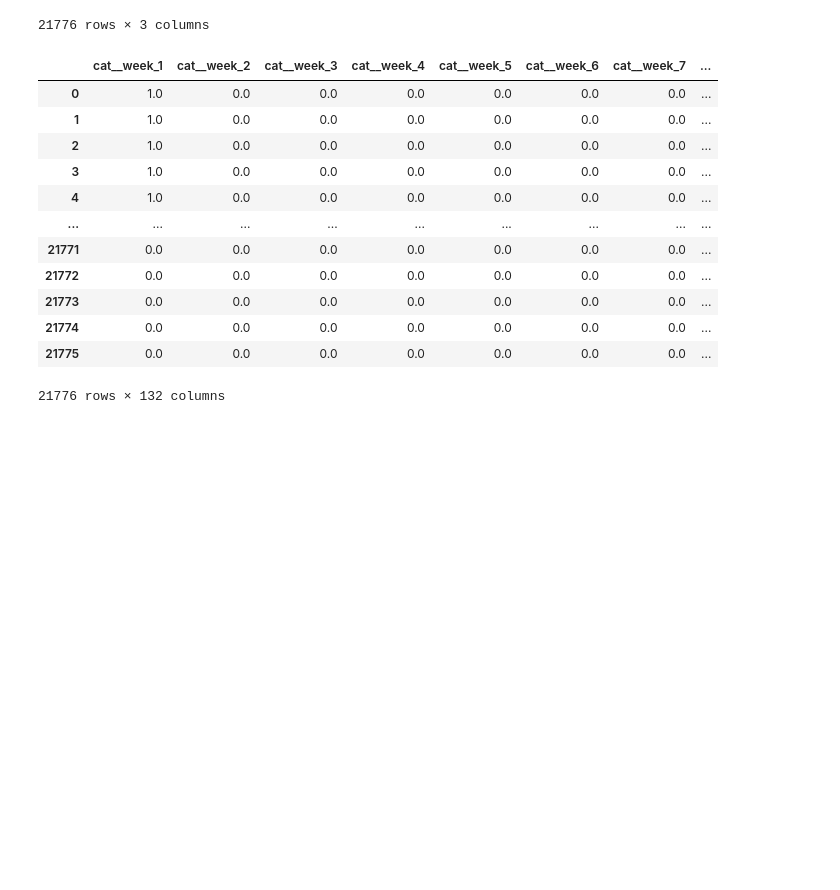
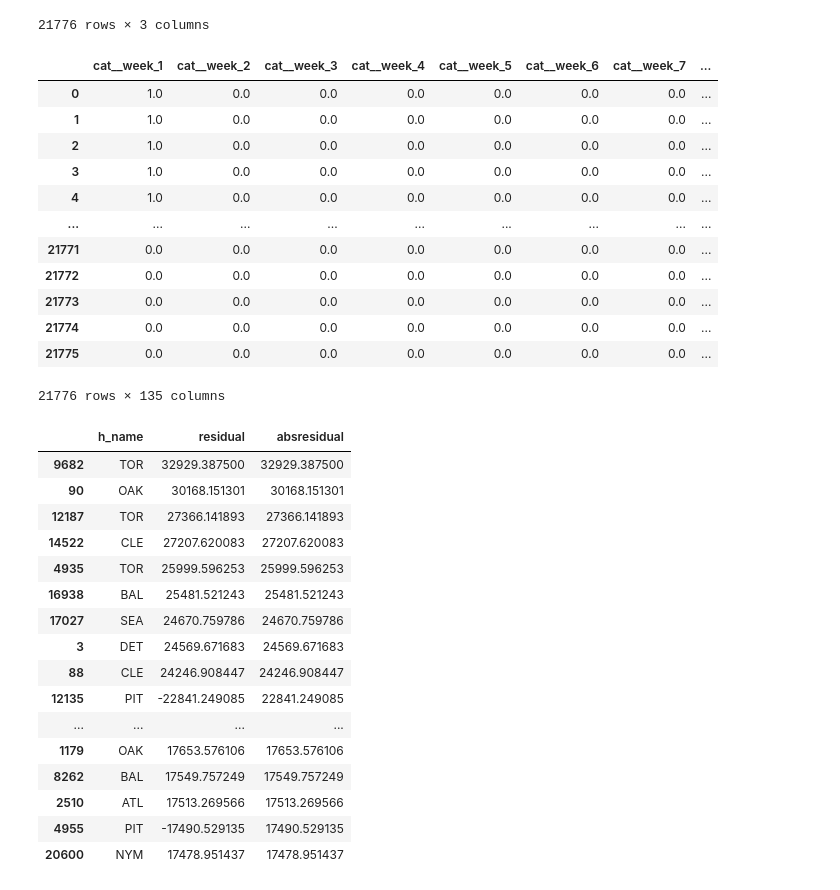
Before and after one commit to tmarchok1/DS440_project, a Jupyter notebook: model_code_travis.ipynb, the cells around one changed output. Cells and saved outputs as stored; diff of their text form; code cells hidden in the pictures; blank space fills up the shorter version.

Commit message:
Added payroll data, worked on examining residuals

```diff
--- a/model_code_travis.ipynb
+++ b/model_code_travis.ipynb
@@ -300,8 +293,10 @@ results_df
 # Error analysis
 modeldata = df_encoded[:21776].reset_index()
 
-errordata = pd.merge(modeldata, results_df, how='left', on='index').drop(columns=['index', 'actual'])
-errordata['residual'] = errordata['attendance'] - errordata['predicted']
+errordata = pd.merge(pd.merge(modeldata, glogs_final[['h_name', 'park_id']].reset_index(), how='left', on='index'), results_df, how='left', on='index').drop(columns=['index', 'attendance'])
+
+errordata['residual'] = errordata['actual'] - errordata['predicted']
+errordata['absresidual'] = np.sqrt(np.square(errordata['residual']))
 errordata
 # %% [output]
 |  | cat__week_1 | cat__week_2 | cat__week_3 | cat__week_4 | cat__week_5 | cat__week_6 | cat__week_7 | ... |
@@ -316,4 +311,28 @@ errordata
 | 21773 | 0.0 | 0.0 | 0.0 | 0.0 | 0.0 | 0.0 | 0.0 | ... |
 | 21774 | 0.0 | 0.0 | 0.0 | 0.0 | 0.0 | 0.0 | 0.0 | ... |
 | 21775 | 0.0 | 0.0 | 0.0 | 0.0 | 0.0 | 0.0 | 0.0 | ... |
-21776 rows × 132 columns
+21776 rows × 135 columns
+# %%
+errordata[['h_name', 'residual', 'absresidual']].sort_values(by='absresidual', ascending=False).head(50)
+
+#resids = errordata.groupby('h_name')['absresidual'].mean().sort_values().to_frame()
+
+#resids.plot(kind='bar', y='absresidual')
+# %% [output]
+|  | h_name | residual | absresidual |
+| 9682 | TOR | 32929.387500 | 32929.387500 |
+| 90 | OAK | 30168.151301 | 30168.151301 |
+| 12187 | TOR | 27366.141893 | 27366.141893 |
+| 14522 | CLE | 27207.620083 | 27207.620083 |
+| 4935 | TOR | 25999.596253 | 25999.596253 |
+| 16938 | BAL | 25481.521243 | 25481.521243 |
+| 17027 | SEA | 24670.759786 | 24670.759786 |
+| 3 | DET | 24569.671683 | 24569.671683 |
+| 88 | CLE | 24246.908447 | 24246.908447 |
+| 12135 | PIT | -22841.249085 | 22841.249085 |
+| ... | ... | ... | ... |
+| 1179 | OAK | 17653.576106 | 17653.576106 |
+| 8262 | BAL | 17549.757249 | 17549.757249 |
+| 2510 | ATL | 17513.269566 | 17513.269566 |
+| 4955 | PIT | -17490.529135 | 17490.529135 |
+| 20600 | NYM | 17478.951437 | 17478.951437 |
```
Also changed, not shown: parts of 1 cell of this notebook, 2 other files.
